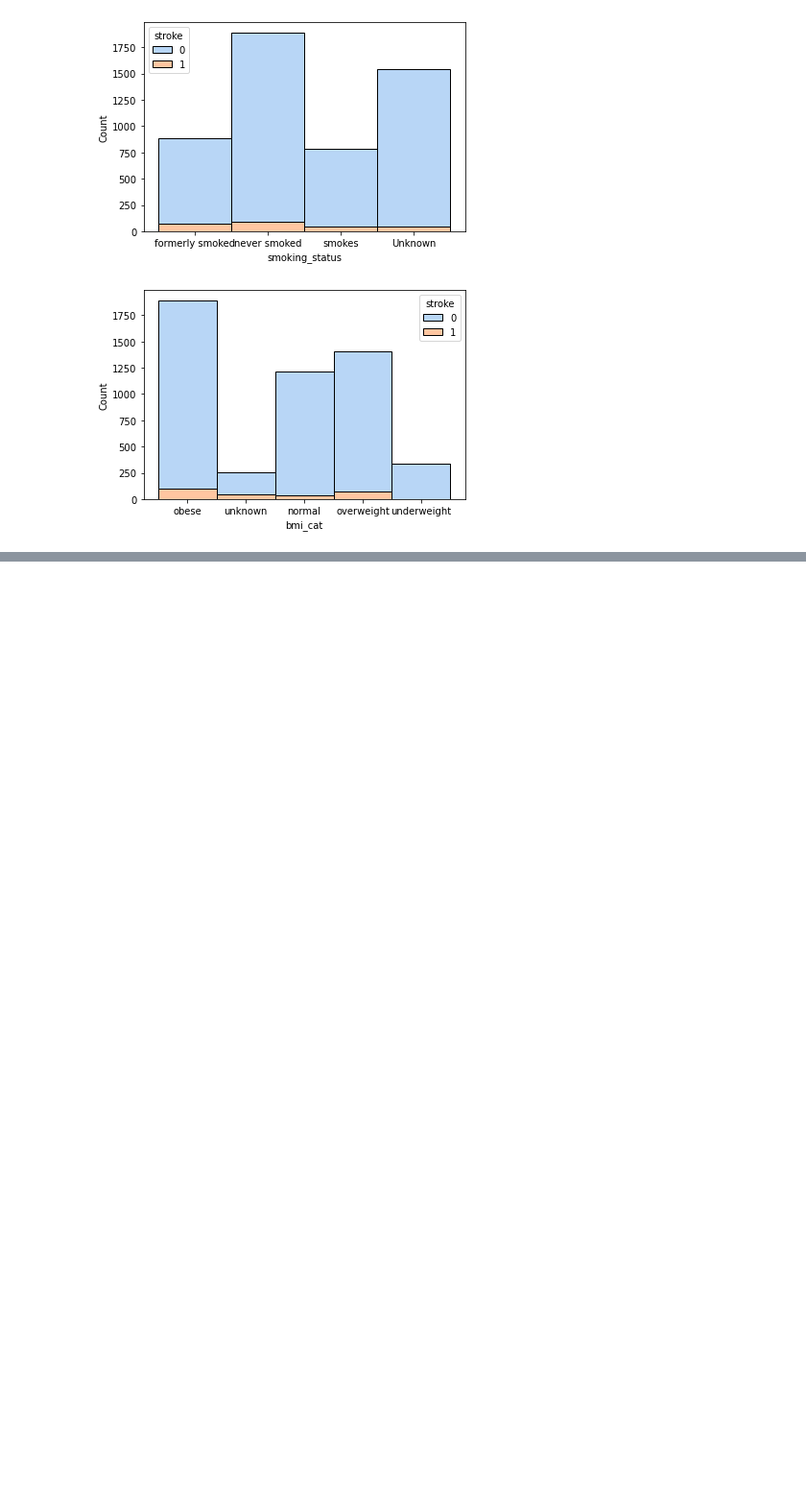
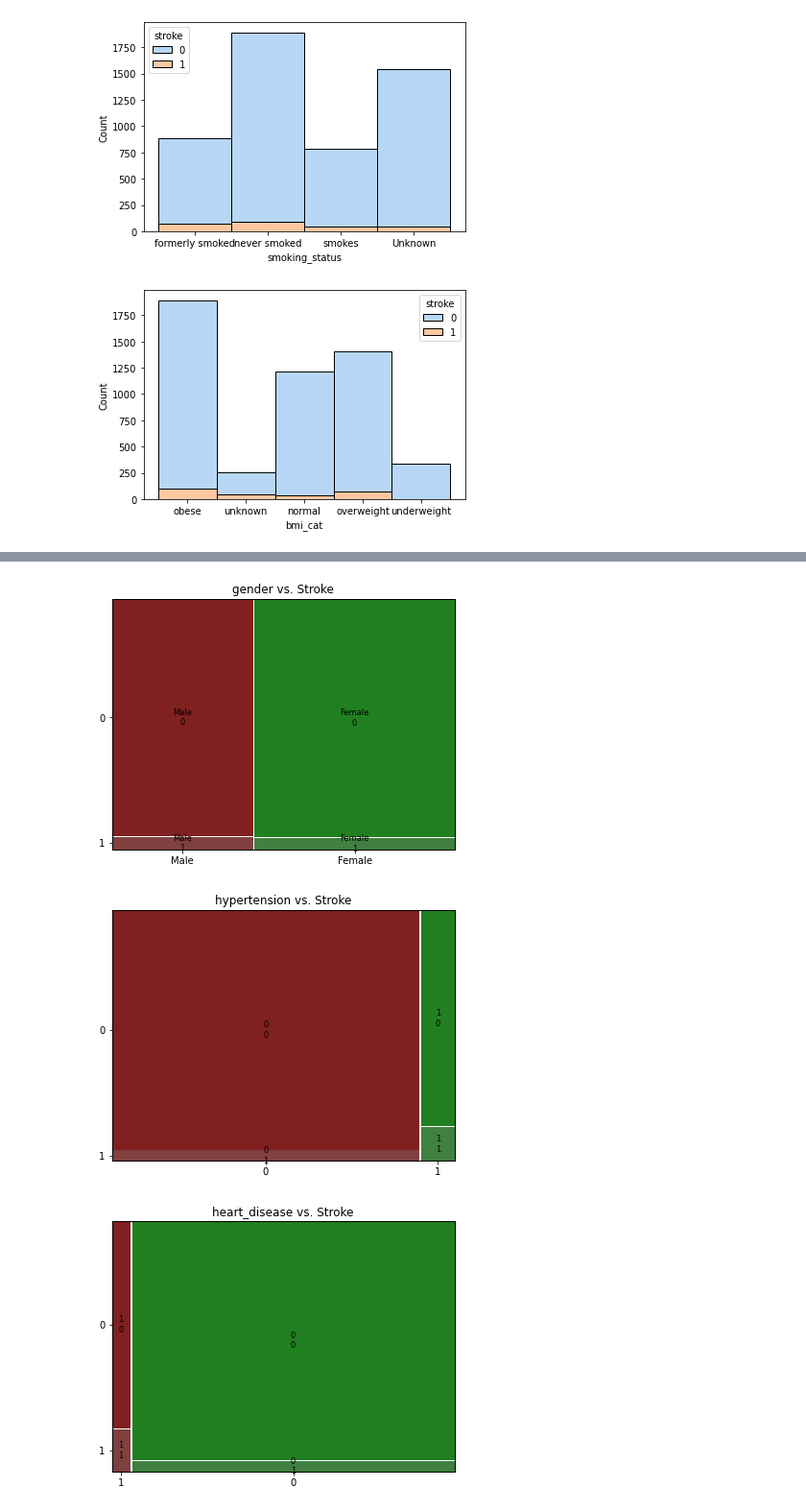
Before and after one commit to jasonarikupurathu/stroke-predictions, a Jupyter notebook: Data-Cleaning-Notebook.ipynb, the cells around one changed output, grey strips where cells are left out. Shown at 96% size. Drawn from its saved outputs; the diff is of its cells as text; code cells hidden in the pictures; blank space fills up the shorter version.

```diff
--- a/Data-Cleaning-Notebook.ipynb
+++ b/Data-Cleaning-Notebook.ipynb
@@ -344,0 +379,7 @@ for each in cat_features:
+# %%
+for col in ['gender', 'hypertension', 'heart_disease', 'ever_married', 'Residence_type']:
+    mosaic(df2, [col, 'stroke'], title=col+' vs. Stroke')
+# %% [output]
+[figure, added]
+[figure, added]
+[figure, added]
```
Also changed, not shown: parts of 10 cells of this notebook.
